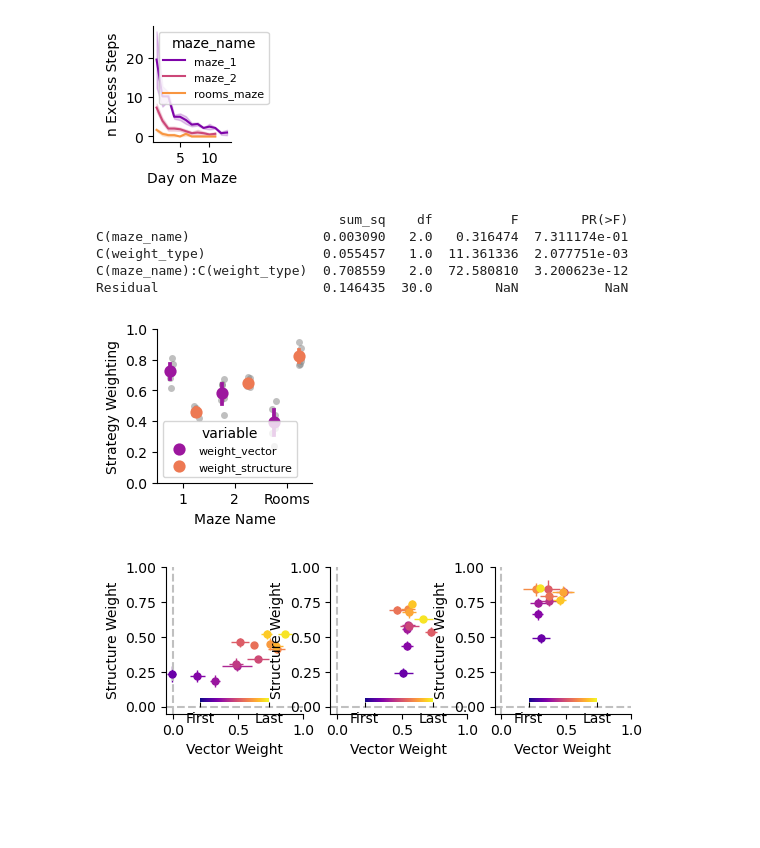
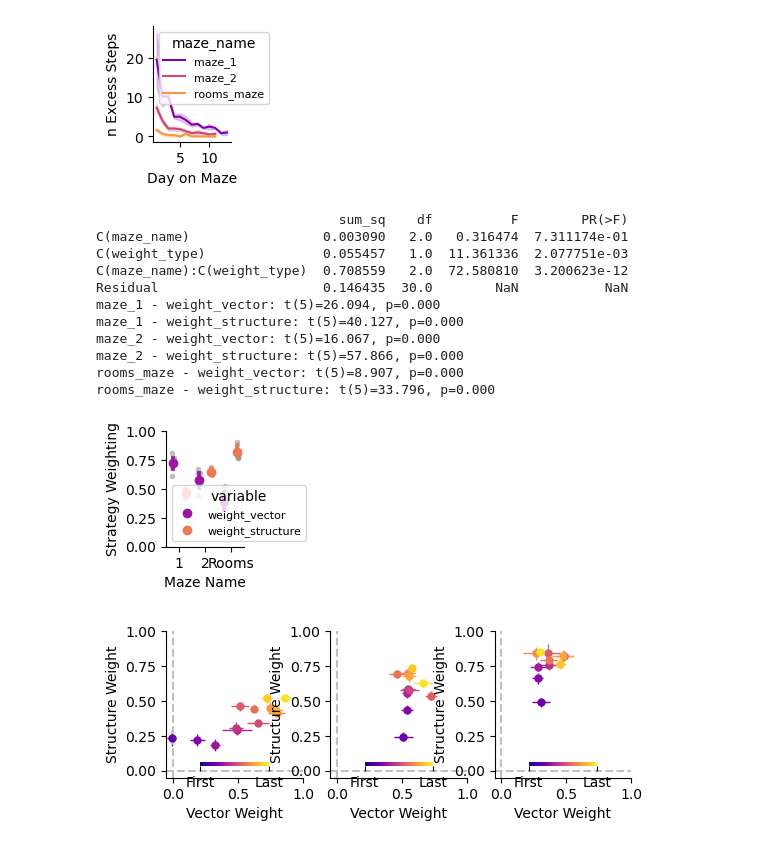
Before and after one commit to peterdoohan/GridMaze-mFC, a Jupyter notebook: Notebooks/1.maze_behaviour.ipynb, the cells around one changed output. Cells and saved outputs as stored; diff of their text form; code cells hidden in the pictures; blank space fills up the shorter version.

Commit message:
updated to small figure sizes for paper

```diff
--- a/Notebooks/1.maze_behaviour.ipynb
+++ b/Notebooks/1.maze_behaviour.ipynb
@@ -128,22 +121,28 @@ Group Var               0.000
 [figure]
 # %%
 reload(ns)
-f, ax = plt.subplots(figsize=(2, 2))
+f, ax = plt.subplots(figsize=(1, 1.5))
 ns.plot_strategy_weights_cross_subject(
     strategy_weights_df,
     mazes=["maze_1", "maze_2", "rooms_maze"],
     ax=ax,
     colormap="plasma",
     print_stats=True,
 )
 f.savefig(FIG_SAVE_PATH / "strategy_weights.pdf")
 # %% [output]
                                sum_sq    df          F        PR(>F)
 C(maze_name)                 0.003090   2.0   0.316474  7.311174e-01
 C(weight_type)               0.055457   1.0  11.361336  2.077751e-03
 C(maze_name):C(weight_type)  0.708559   2.0  72.580810  3.200623e-12
 Residual                     0.146435  30.0        NaN           NaN
+maze_1 - weight_vector: t(5)=26.094, p=0.000
+maze_1 - weight_structure: t(5)=40.127, p=0.000
+maze_2 - weight_vector: t(5)=16.067, p=0.000
+maze_2 - weight_structure: t(5)=57.866, p=0.000
+rooms_maze - weight_vector: t(5)=8.907, p=0.000
+rooms_maze - weight_structure: t(5)=33.796, p=0.000
-[figure, old version]
+[figure, new version]
 # %%
 strategy_weights_bootstrapped = ns.get_strategy_weights_across_sessions()
 # %%
```
Also changed, not shown: parts of 1 cell of this notebook.
